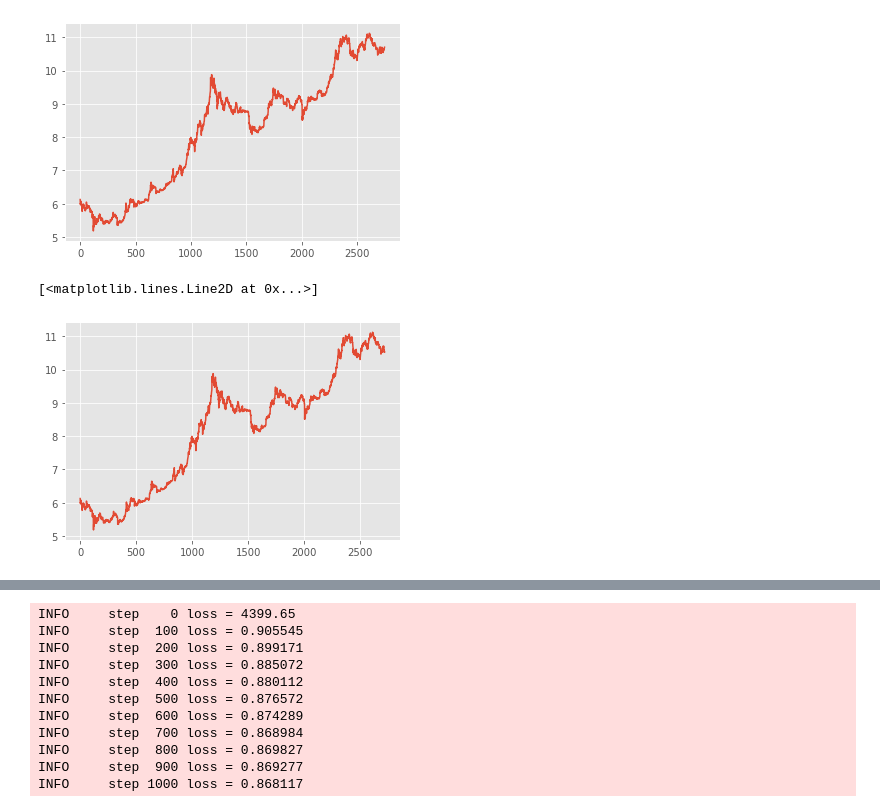
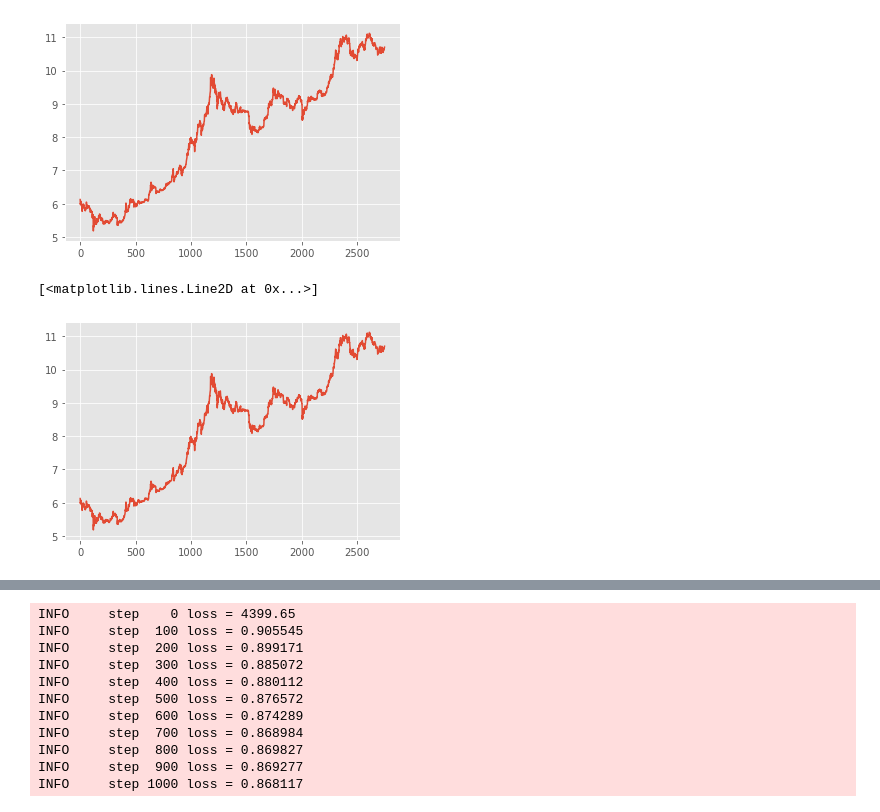
Before and after one commit to mateuszw314/MakeUsRichProject, a Jupyter notebook: notebooks/Forecasting I - univariate.ipynb, the cells around one changed output, grey strips where cells are left out. Saved outputs shown, nothing was run; the diff lists cells and outputs as text; code cells hidden in the pictures.

```diff
--- a/notebooks/Forecasting I - univariate.ipynb
+++ b/notebooks/Forecasting I - univariate.ipynb
@@ -40,10 +40,10 @@ T0 = 0
 T1 = data.size(-2)-30
 T2 = data.size()[0]
 # %%
-plt.plot(data[:T1])
+plt.plot(data)
 # %% [output]
 [<matplotlib.lines.Line2D at 0x...>]
-[figure, old version]
+[figure, new version]
 # %%
 class Model1(ForecastingModel):
     # We then implement the .model() method. Since this is a generative model, it shouldn't
```
Also changed, not shown: parts of 2 cells of this notebook, 1 other file.
